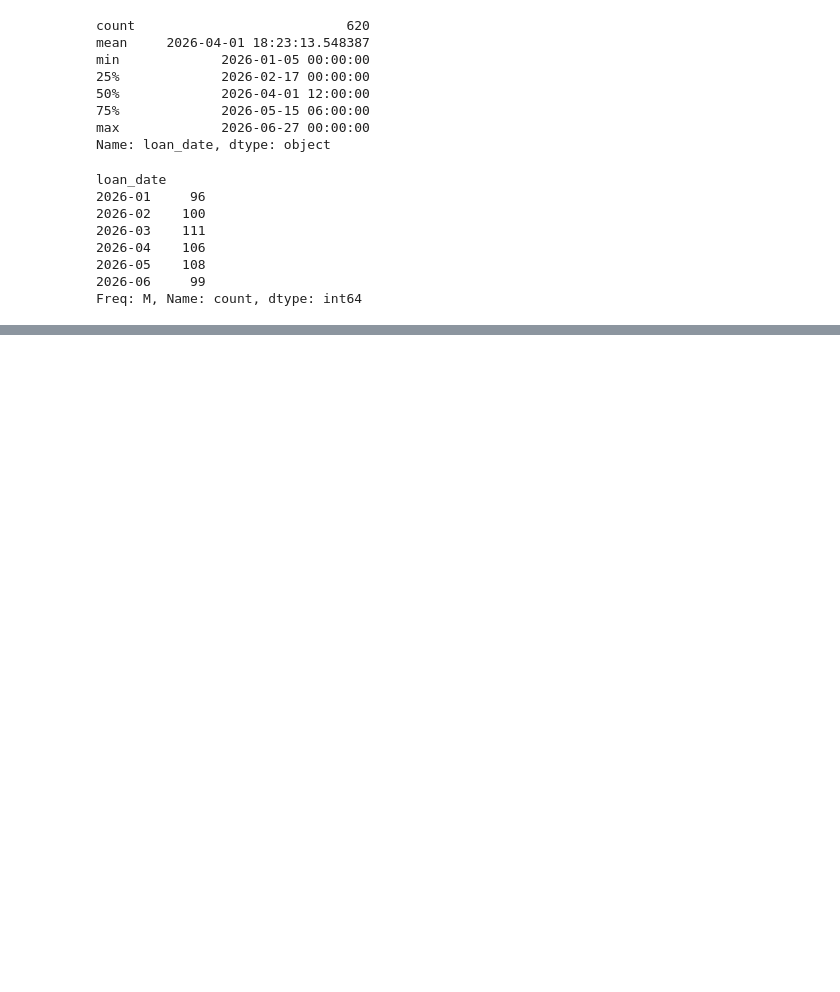
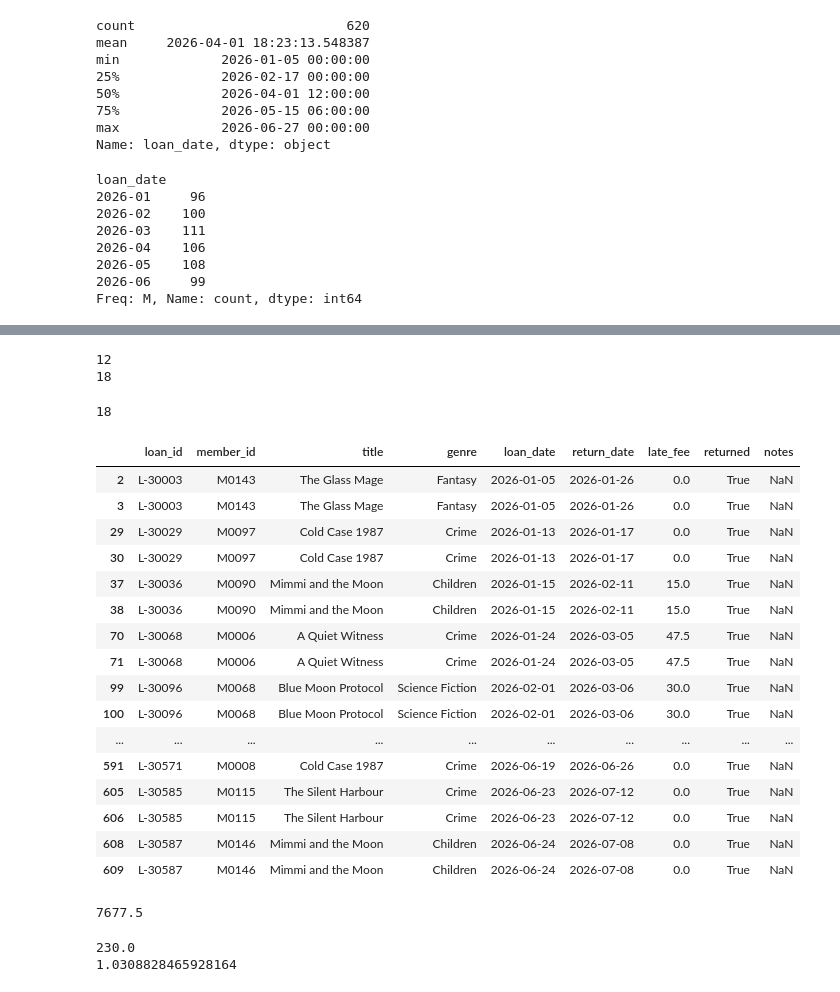
Before and after one commit to ChrisLofgreen/LABS_26-27, a Jupyter notebook: Data analysis/lab3.ipynb, the cells around one changed output, grey strips where cells are left out. Drawn from its saved outputs; the diff is of its cells as text; code cells hidden in the pictures; blank space fills up the shorter version.

```diff
--- a/Data analysis/lab3.ipynb
+++ b/Data analysis/lab3.ipynb
@@ -294,0 +312,43 @@ Freq: M, Name: count, dtype: int64
+# %%
+print(loans_raw.duplicated().sum())
+print(loans.duplicated().sum())
+# %% [output]
+12
+18
+# %%
+print(loans_raw.duplicated(subset="loan_id").sum())
+# %% [output]
+18
+# %%
+loans[loans.duplicated(keep=False)].head(40)
+# %% [output]
+|  | loan_id | member_id | title | genre | loan_date | return_date | late_fee | returned | notes |
+| 2 | L-30003 | M0143 | The Glass Mage | Fantasy | 2026-01-05 | 2026-01-26 | 0.0 | True | NaN |
+| 3 | L-30003 | M0143 | The Glass Mage | Fantasy | 2026-01-05 | 2026-01-26 | 0.0 | True | NaN |
+| 29 | L-30029 | M0097 | Cold Case 1987 | Crime | 2026-01-13 | 2026-01-17 | 0.0 | True | NaN |
+| 30 | L-30029 | M0097 | Cold Case 1987 | Crime | 2026-01-13 | 2026-01-17 | 0.0 | True | NaN |
+| 37 | L-30036 | M0090 | Mimmi and the Moon | Children | 2026-01-15 | 2026-02-11 | 15.0 | True | NaN |
+| 38 | L-30036 | M0090 | Mimmi and the Moon | Children | 2026-01-15 | 2026-02-11 | 15.0 | True | NaN |
+| 70 | L-30068 | M0006 | A Quiet Witness | Crime | 2026-01-24 | 2026-03-05 | 47.5 | True | NaN |
+| 71 | L-30068 | M0006 | A Quiet Witness | Crime | 2026-01-24 | 2026-03-05 | 47.5 | True | NaN |
+| 99 | L-30096 | M0068 | Blue Moon Protocol | Science Fiction | 2026-02-01 | 2026-03-06 | 30.0 | True | NaN |
+| 100 | L-30096 | M0068 | Blue Moon Protocol | Science Fiction | 2026-02-01 | 2026-03-06 | 30.0 | True | NaN |
+| ... | ... | ... | ... | ... | ... | ... | ... | ... | ... |
+| 591 | L-30571 | M0008 | Cold Case 1987 | Crime | 2026-06-19 | 2026-06-26 | 0.0 | True | NaN |
+| 605 | L-30585 | M0115 | The Silent Harbour | Crime | 2026-06-23 | 2026-07-12 | 0.0 | True | NaN |
+| 606 | L-30585 | M0115 | The Silent Harbour | Crime | 2026-06-23 | 2026-07-12 | 0.0 | True | NaN |
+| 608 | L-30587 | M0146 | Mimmi and the Moon | Children | 2026-06-24 | 2026-07-08 | 0.0 | True | NaN |
+| 609 | L-30587 | M0146 | Mimmi and the Moon | Children | 2026-06-24 | 2026-07-08 | 0.0 | True | NaN |
+# %%
+fees_with_dupes = (loans["late_fee"]).sum()
+print(fees_with_dupes)
+# %% [output]
+7677.5
+# %%
+loans = loans.drop_duplicates().reset_index(drop=True)
+
+print(fees_with_dupes - (loans["late_fee"]).sum())
+print(fees_with_dupes / (loans["late_fee"]).sum())
+# %% [output]
+230.0
+1.0308828465928164
```
Also changed, not shown: parts of 7 cells of this notebook, 1 other file.
